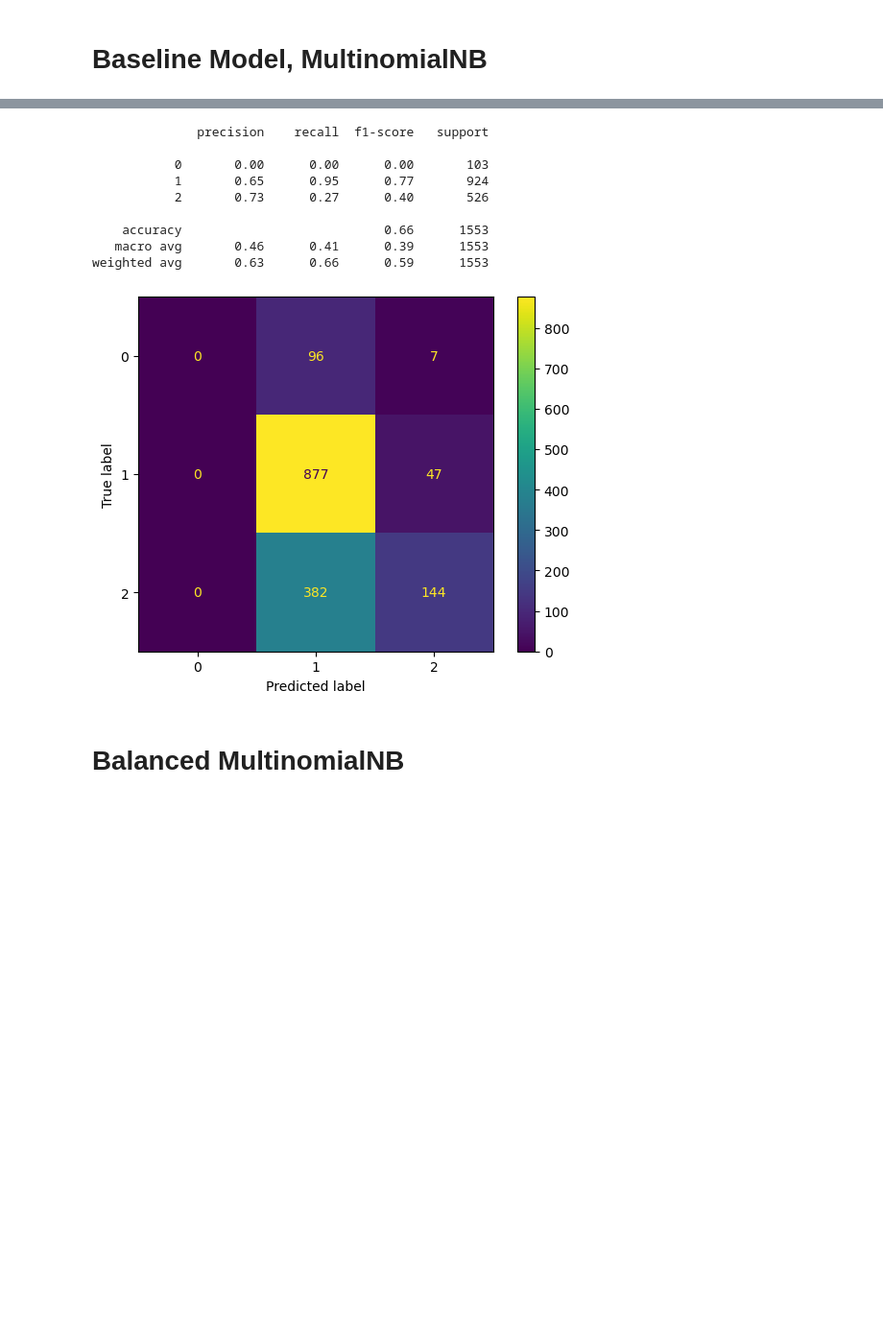
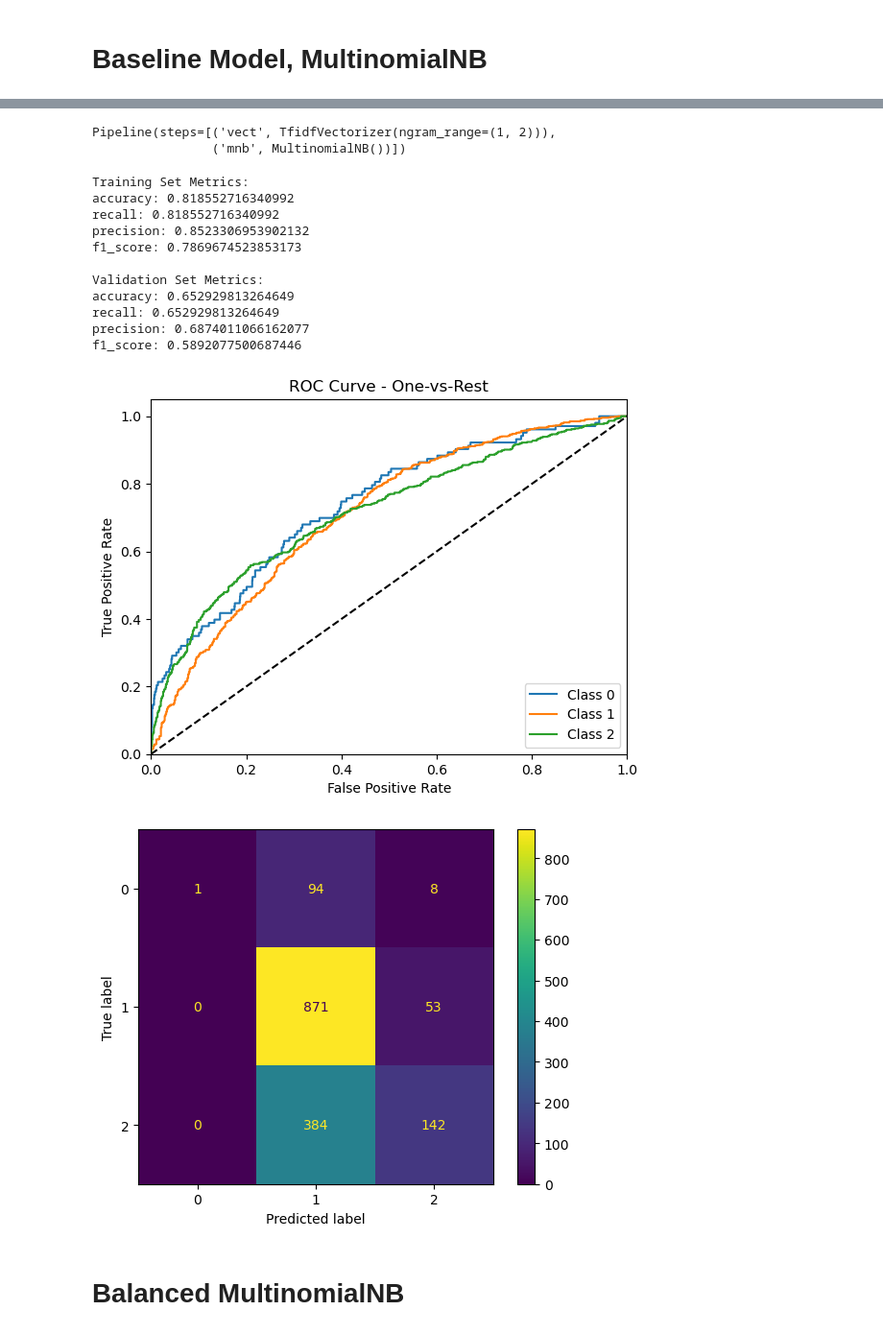
Before and after one commit to DenizzEmre/Phase_4_project, a Jupyter notebook: clean_notebook.ipynb, the cells around one changed output, grey strips where cells are left out. Shown at 96% size. Drawn from its saved outputs; the diff is of its cells as text; code cells hidden in the pictures; blank space fills up the shorter version.

```diff
--- a/clean_notebook.ipynb
+++ b/clean_notebook.ipynb
@@ -290,6 +306,3 @@ X_train, X_test, y_train, y_test = train_test_split(X,
                                                     y,
                                                     random_state=42,
                                                     test_size=0.25)
-# %%
-X_t, X_val, y_t, y_val = train_test_split(X_train, y_train,
-                                          test_size=0.25, random_state=42)
@@ -300,15 +472,2 @@ X_t, X_val, y_t, y_val = train_test_split(X_train, y_train,
 # %% [markdown]
 # Baseline Model, MultinomialNB
-# %%
-tfidf = TfidfVectorizer(ngram_range=(1, 2))
-
-X_t_vec = tfidf.fit_transform(X_t)
-
-X_val_vec = tfidf.transform(X_val)
-
-mnb = MultinomialNB()
-
-mnb.fit(X_t_vec, y_t)
-y_hat = mnb.predict(X_val_vec)
-
-precision_score(y_val, y_hat, average='weighted')
@@ -347,20 +474,46 @@ Test Accuracy: 0.4076328192297774
-# %%
-print(classification_report(y_val, y_t_pred_mnb))
-cm = confusion_matrix(y_val, y_t_pred_mnb)
-disp = ConfusionMatrixDisplay(confusion_matrix=cm)
-disp.plot()
-plt.show()
-# %% [output]
-              precision    recall  f1-score   support
-
-           0       0.00      0.00      0.00       103
-           1       0.65      0.95      0.77       924
-           2       0.73      0.27      0.40       526
-
-    accuracy                           0.66      1553
-   macro avg       0.46      0.41      0.39      1553
-weighted avg       0.63      0.66      0.59      1553
-[figure, removed]
+# %%
+mnbpipe = Pipeline([
+    ('vect', TfidfVectorizer(ngram_range=(1, 2))),
+    ('mnb', MultinomialNB())
+])
+
+# Fit the pipeline to the training data
+mnbpipe.fit(X_t, y_t)
+# %% [output]
+Pipeline(steps=[('vect', TfidfVectorizer(ngram_range=(1, 2))),
+                ('mnb', MultinomialNB())])
+# %%
+eval_metrics = EvaluationMetrics(mnbpipe, X_t, X_val, y_t, y_val)
+
+# Print the evaluation metrics
+train_results, val_results = eval_metrics.print_scores()
+print("Training Set Metrics:")
+for metric, score in train_results.items():
+    print(f"{metric}: {score}")
+print("\nValidation Set Metrics:")
+for metric, score in val_results.items():
+    print(f"{metric}: {score}")
+
+# Plot the ROC curve
+eval_metrics.plot_roc_curve_ovr()
+
+#Plot MAtrix Confusion
+y_val_pred = eval_metrics.pipe.predict(X_val)
+eval_metrics.plot_confusion_matrix(y_val, y_val_pred)
+# %% [output]
+Training Set Metrics:
+accuracy: 0.818552716340992
+recall: 0.818552716340992
+precision: 0.8523306953902132
+f1_score: 0.7869674523853173
+
+Validation Set Metrics:
+accuracy: 0.652929813264649
+recall: 0.652929813264649
+precision: 0.6874011066162077
+f1_score: 0.5892077500687446
+[figure, added]
+[figure, added]
 # %% [markdown]
 # Balanced MultinomialNB
 # %%
```
Also changed, not shown: parts of 30 cells of this notebook, 2 other files.
